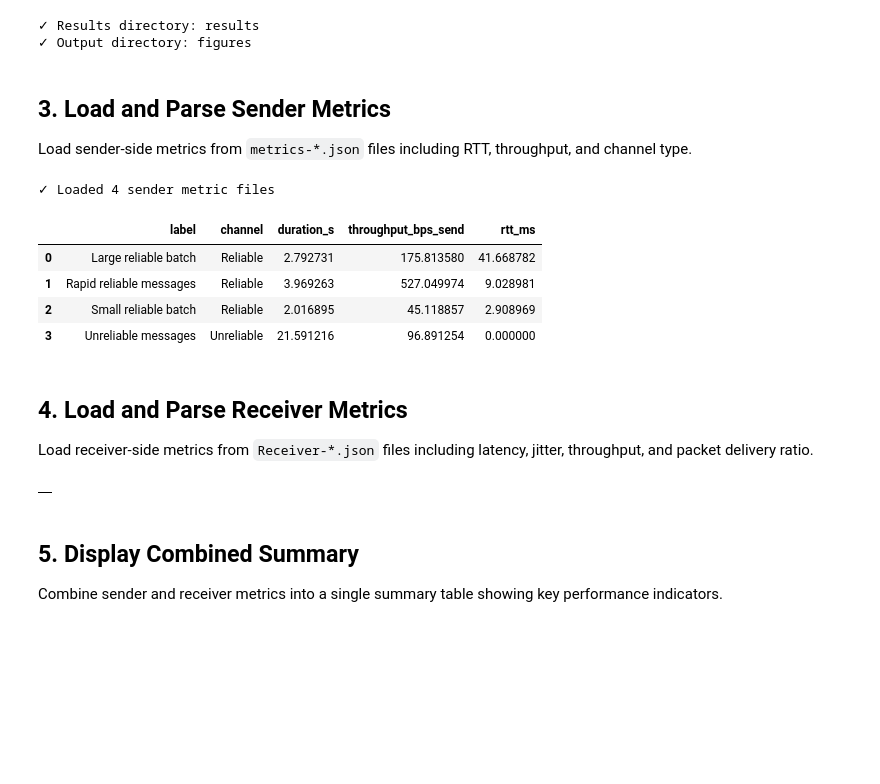
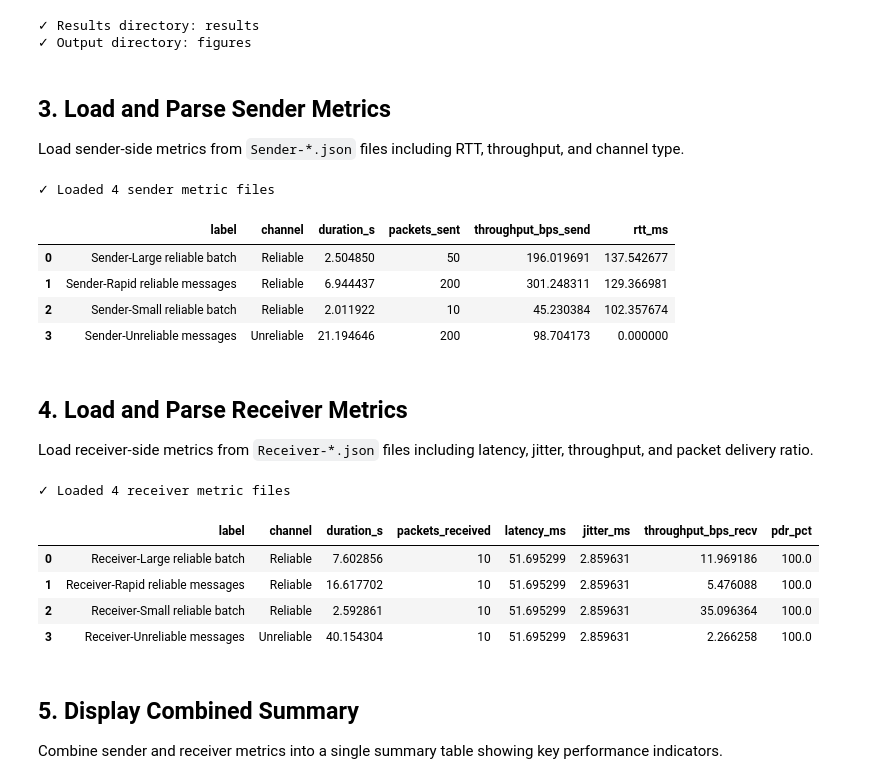
Before and after one commit to itstrueitstrueitsrealitsreal/AHTP, a Jupyter notebook: plot_metrics.ipynb, the cells around one changed output. Drawn from its saved outputs; the diff is of its cells as text; code cells hidden in the pictures; blank space fills up the shorter version.

```diff
--- a/plot_metrics.ipynb
+++ b/plot_metrics.ipynb
@@ -42,24 +42,29 @@ print(f"✓ Output directory: {FIGURES_DIR}")
 # %% [markdown]
 ## 3. Load and Parse Sender Metrics
 
-Load sender-side metrics from `metrics-*.json` files including RTT, throughput, and channel type.
+Load sender-side metrics from `Sender-*.json` files including RTT, throughput, and channel type.
 # %%
-sender_files = sorted(glob.glob(os.path.join(RESULTS_DIR, "metrics-*.json")))
+sender_files = sorted(glob.glob(os.path.join(RESULTS_DIR, "Sender-*.json")))
 sender_rows = []
 
 for f in sender_files:
     try:
         data = json.load(open(f))
-        label = data.get("label", os.path.basename(f))
+        label = data.get("label", os.path.basename(f).replace("Sender-", "").replace(".json", ""))
         overall = data["overall"]
+        reliable = data["reliable"]
+        unreliable = data["unreliable"]
+
+        # Determine channel type from filename
         channel = "Unreliable" if "unreliable" in label.lower() else "Reliable"
 
         sender_rows.append({
-            "label": label.replace("metrics-", "").replace(".json", ""),
+            "label": label,
             "channel": channel,
             "duration_s": data["duration"],
+            "packets_sent": overall["packets_sent"],
             "throughput_bps_send": overall["send_throughput_bps"],
-            "rtt_ms": overall["avg_rtt_ms"]
+            "rtt_ms": reliable["avg_rtt_ms"]
         })
     except Exception as e:
         print(f"⚠️  Skipping sender file {f}: {e}")
@@ -69,11 +74,11 @@ print(f"✓ Loaded {len(df_sender)} sender metric files")
 df_sender.head()
 # %% [output]
 ✓ Loaded 4 sender metric files
-|  | label | channel | duration_s | throughput_bps_send | rtt_ms |
-| 0 | Large reliable batch | Reliable | 2.792731 | 175.813580 | 41.668782 |
-| 1 | Rapid reliable messages | Reliable | 3.969263 | 527.049974 | 9.028981 |
-| 2 | Small reliable batch | Reliable | 2.016895 | 45.118857 | 2.908969 |
-| 3 | Unreliable messages | Unreliable | 21.591216 | 96.891254 | 0.000000 |
+|  | label | channel | duration_s | packets_sent | throughput_bps_send | rtt_ms |
+| 0 | Sender-Large reliable batch | Reliable | 2.504850 | 50 | 196.019691 | 137.542677 |
+| 1 | Sender-Rapid reliable messages | Reliable | 6.944437 | 200 | 301.248311 | 129.366981 |
+| 2 | Sender-Small reliable batch | Reliable | 2.011922 | 10 | 45.230384 | 102.357674 |
+| 3 | Sender-Unreliable messages | Unreliable | 21.194646 | 200 | 98.704173 | 0.000000 |
 # %% [markdown]
 ## 4. Load and Parse Receiver Metrics
 
@@ -81,34 +86,41 @@ Load receiver-side metrics from `Receiver-*.json` files including latency, jitte
 # %%
 receiver_files = sorted(glob.glob(os.path.join(RESULTS_DIR, "Receiver-*.json")))
 receiver_rows = []
 
 for f in receiver_files:
     try:
         data = json.load(open(f))
-        r = data["reliable"]
-        label = os.path.basename(f).replace(".json", "")
+        label = data.get("label", os.path.basename(f).replace("Receiver-", "").replace(".json", ""))
+        overall = data["overall"]
+        reliable = data["reliable"]
+        unreliable = data["unreliable"]
+
+        # Determine channel type from filename
+        channel = "Unreliable" if "unreliable" in label.lower() else "Reliable"
+
         receiver_rows.append({
             "label": label,
-            "latency_ms": r["avg_latency_ms"],
-            "jitter_ms": r["jitter_ms"],
-            "throughput_bps_recv": r["recv_throughput_bps"],
-            "pdr_pct": r["delivery_ratio_pct"]
+            "channel": channel,
+            "duration_s": data["duration"],
+            "packets_received": overall["packets_received"],
+            "latency_ms": reliable["avg_latency_ms"],
+            "jitter_ms": reliable["jitter_ms"],
+            "throughput_bps_recv": overall["recv_throughput_bps"],
+            "pdr_pct": reliable["delivery_ratio_pct"]
         })
     except Exception as e:
         print(f"⚠️  Skipping receiver file {f}: {e}")
 
 df_recv = pd.DataFrame(receiver_rows)
-
-# Average multiple receiver runs if multiple files exist
-if not df_recv.empty:
-    print(f"✓ Loaded {len(df_recv)} receiver metric files")
-    df_recv_avg = df_recv.mean(numeric_only=True).to_frame().T
-    df_recv_avg["label"] = "Receiver-Aggregated"
-    df_recv = df_recv_avg
-
+print(f"✓ Loaded {len(df_recv)} receiver metric files")
 df_recv.head()
 # %% [output]
+✓ Loaded 4 receiver metric files
-|  |
+|  | label | channel | duration_s | packets_received | latency_ms | jitter_ms | throughput_bps_recv | pdr_pct |
+| 0 | Receiver-Large reliable batch | Reliable | 7.602856 | 10 | 51.695299 | 2.859631 | 11.969186 | 100.0 |
+| 1 | Receiver-Rapid reliable messages | Reliable | 16.617702 | 10 | 51.695299 | 2.859631 | 5.476088 | 100.0 |
+| 2 | Receiver-Small reliable batch | Reliable | 2.592861 | 10 | 51.695299 | 2.859631 | 35.096364 | 100.0 |
+| 3 | Receiver-Unreliable messages | Unreliable | 40.154304 | 10 | 51.695299 | 2.859631 | 2.266258 | 100.0 |
 # %% [markdown]
 ## 5. Display Combined Summary
 
```
Also changed, not shown: parts of 8 cells of this notebook, 9 other files.
